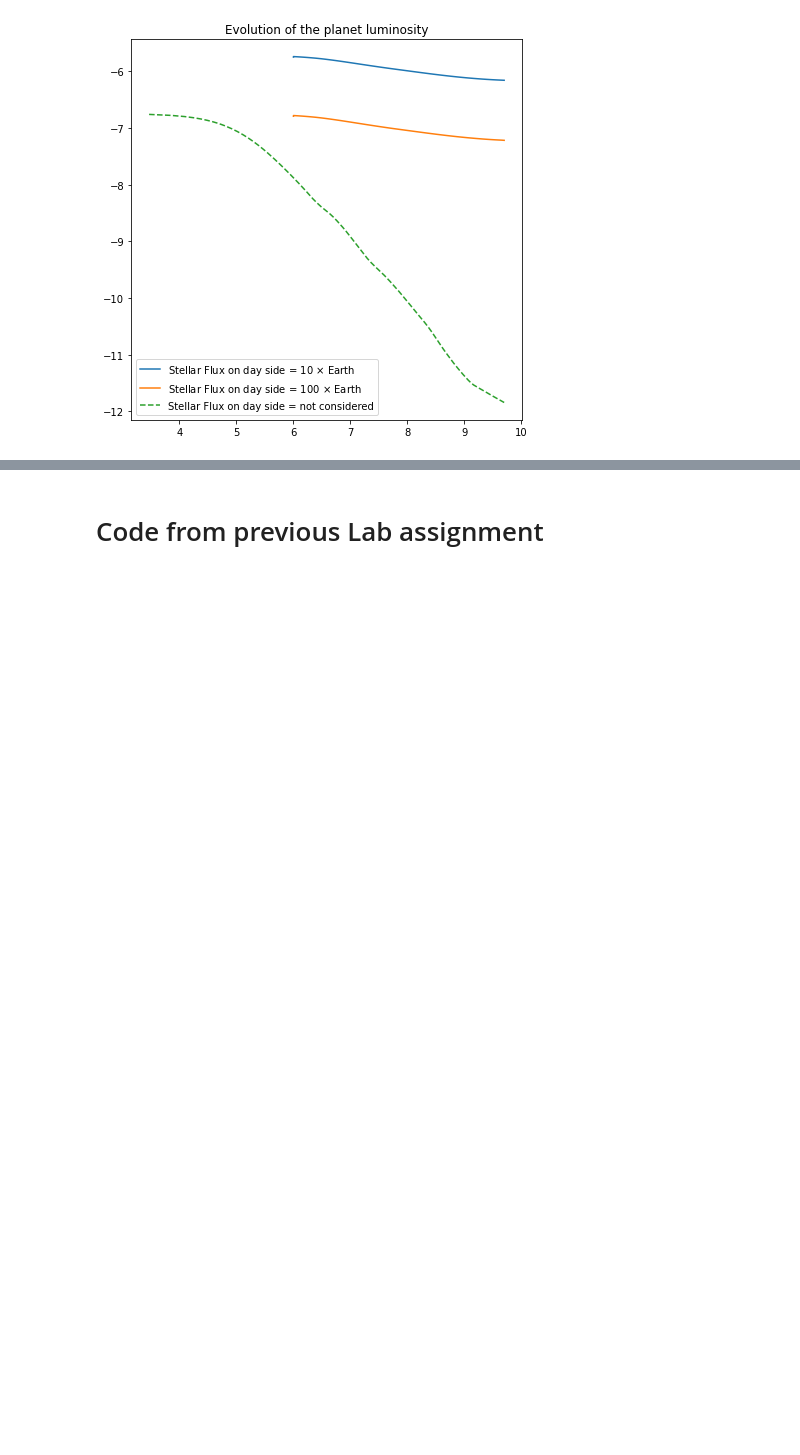
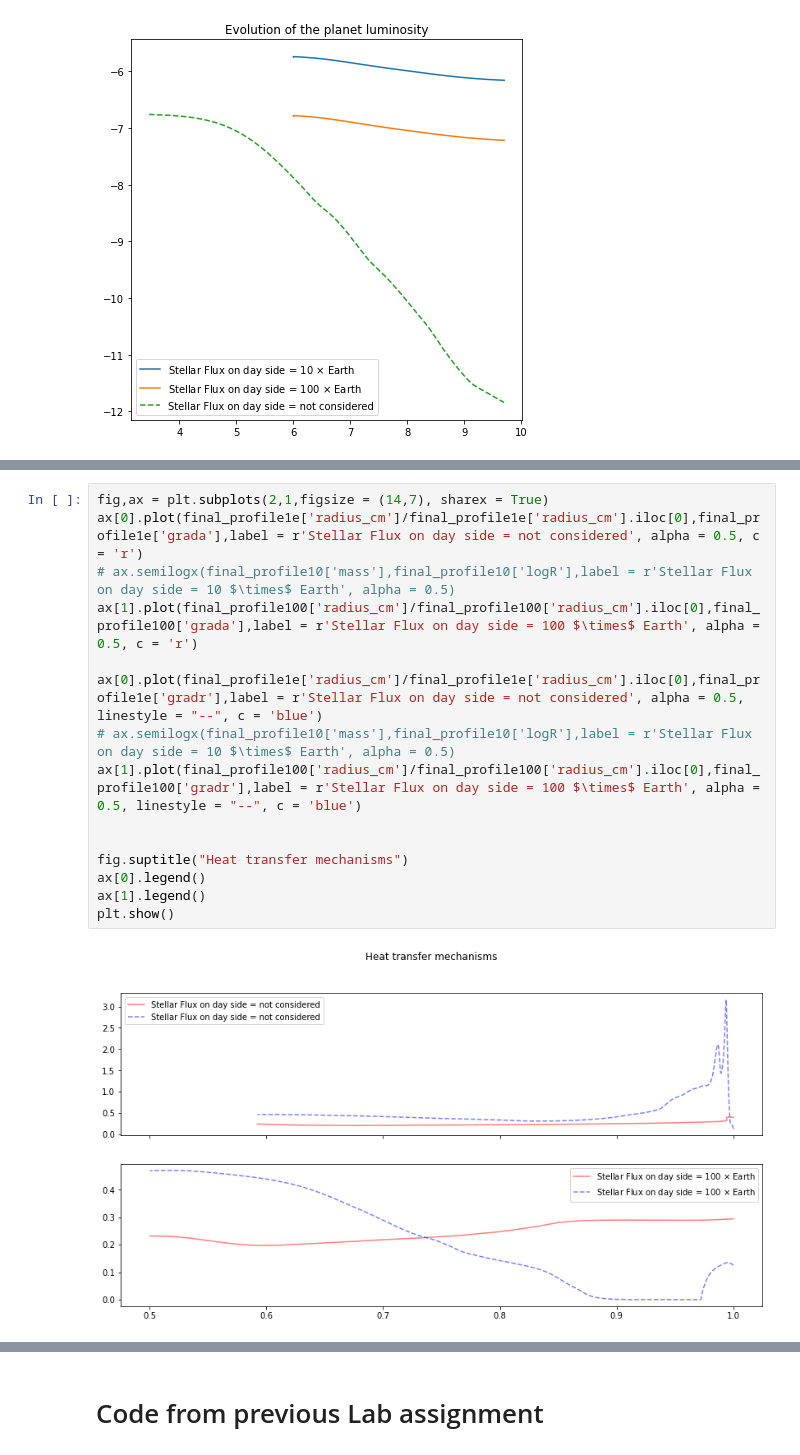
Before and after one commit to aqstrw/eia_lab2, a Jupyter notebook: Lab2_calculations.ipynb, the cells around one changed output, grey strips where cells are left out. Drawn from its saved outputs; the diff is of its cells as text; blank space fills up the shorter version.

```diff
--- a/Lab2_calculations.ipynb
+++ b/Lab2_calculations.ipynb
@@ -418,0 +445,17 @@ plt.show()
+# %%
+fig,ax = plt.subplots(2,1,figsize = (14,7), sharex = True)
+ax[0].plot(final_profile1e['radius_cm']/final_profile1e['radius_cm'].iloc[0],final_profile1e['grada'],label = r'Stellar Flux on day side = not considered', alpha = 0.5, c = 'r')
+# ax.semilogx(final_profile10['mass'],final_profile10['logR'],label = r'Stellar Flux on day side = 10 $\times$ Earth', alpha = 0.5)
+ax[1].plot(final_profile100['radius_cm']/final_profile100['radius_cm'].iloc[0],final_profile100['grada'],label = r'Stellar Flux on day side = 100 $\times$ Earth', alpha = 0.5, c = 'r')
+
+ax[0].plot(final_profile1e['radius_cm']/final_profile1e['radius_cm'].iloc[0],final_profile1e['gradr'],label = r'Stellar Flux on day side = not considered', alpha = 0.5, linestyle = "--", c = 'blue')
+# ax.semilogx(final_profile10['mass'],final_profile10['logR'],label = r'Stellar Flux on day side = 10 $\times$ Earth', alpha = 0.5)
+ax[1].plot(final_profile100['radius_cm']/final_profile100['radius_cm'].iloc[0],final_profile100['gradr'],label = r'Stellar Flux on day side = 100 $\times$ Earth', alpha = 0.5, linestyle = "--", c = 'blue')
+
+
+fig.suptitle("Heat transfer mechanisms")
+ax[0].legend()
+ax[1].legend()
+plt.show()
+# %% [output]
+[figure, added]
```
Also changed, not shown: parts of 18 cells of this notebook, 1 other file.
